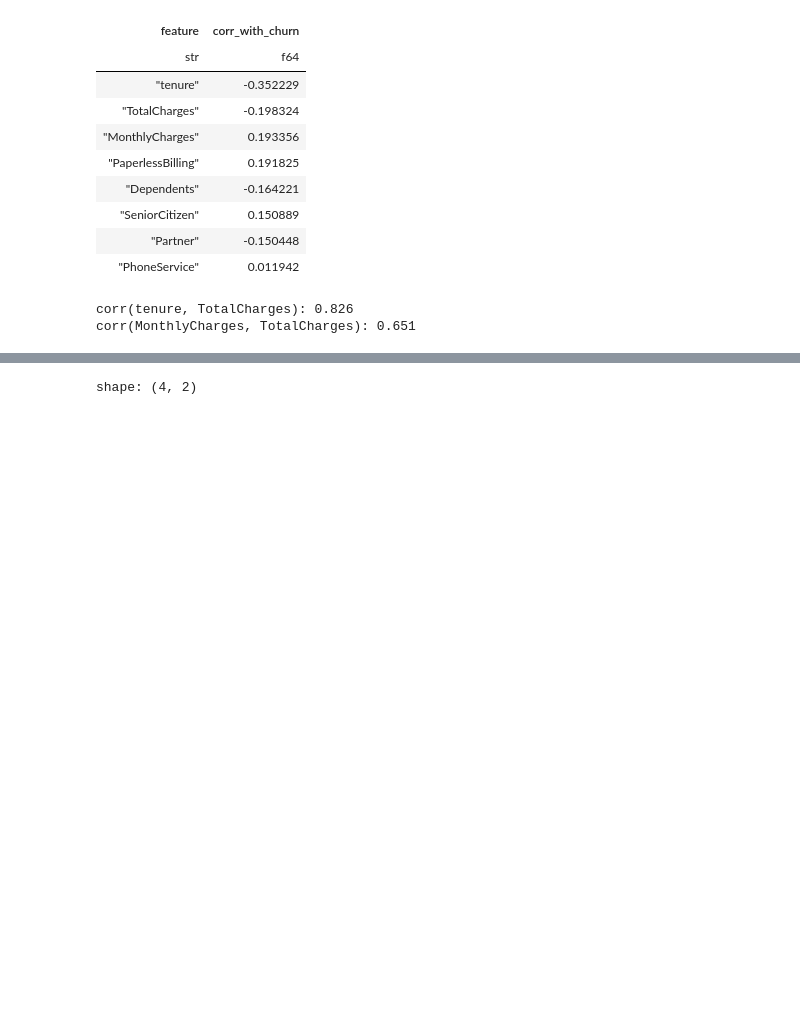
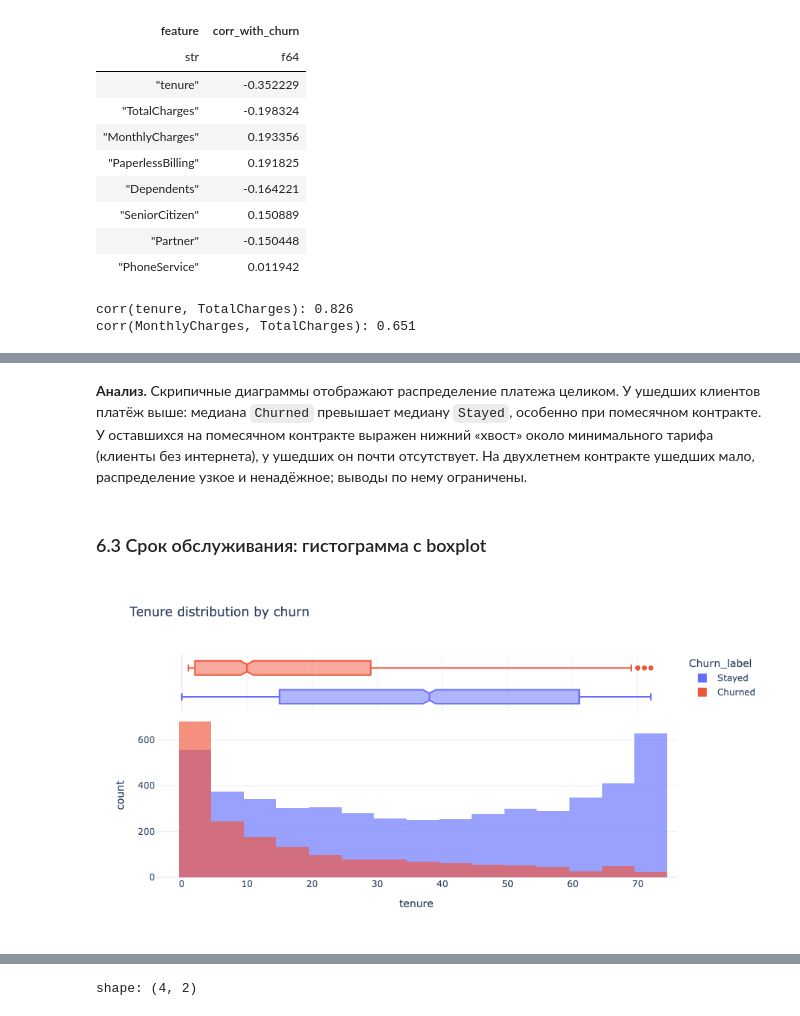
Before and after one commit to photoseanp/telco, a Jupyter notebook: notebooks/EDA.ipynb, the cells around one changed output, grey strips where cells are left out. Cells and saved outputs as stored; diff of their text form; code cells hidden in the pictures; blank space fills up the shorter version.

```diff
--- a/notebooks/EDA.ipynb
+++ b/notebooks/EDA.ipynb
@@ -588,0 +663,19 @@ corr(MonthlyCharges, TotalCharges): 0.651
+# %% [markdown]
+**Анализ.** Скрипичные диаграммы отображают распределение платежа целиком. У ушедших клиентов платёж выше: медиана `Churned` превышает медиану `Stayed`, особенно при помесячном контракте. У оставшихся на помесячном контракте выражен нижний «хвост» около минимального тарифа (клиенты без интернета), у ушедших он почти отсутствует. На двухлетнем контракте ушедших мало, распределение узкое и ненадёжное; выводы по нему ограничены.
+# %% [markdown]
+### 6.3 Срок обслуживания: гистограмма с boxplot
+# %%
+fig = px.histogram(
+    plot_df,
+    x="tenure",
+    color="Churn_label",
+    nbins=36,
+    barmode="overlay",
+    opacity=0.65,
+    marginal="box",
+    title="Tenure distribution by churn",
+)
+fig.update_layout(width=900, height=480)
+fig.show()
+# %% [output]
+[figure, added]
```
Also changed, not shown: parts of 60 cells of this notebook, 1 other file.
